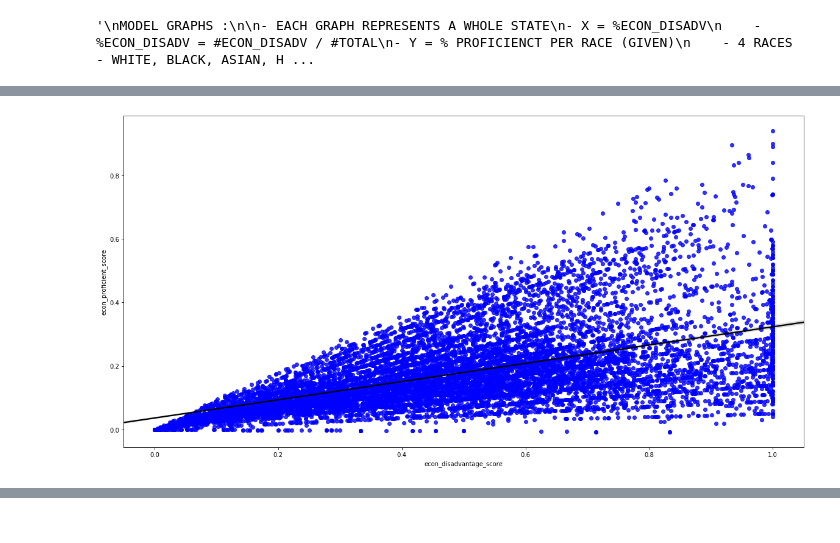
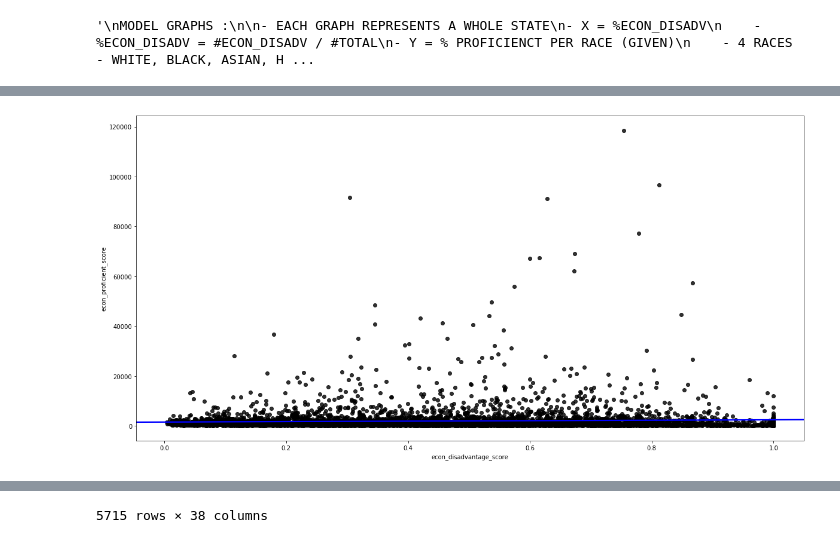
Before and after one commit to kannanfire/kannanfire.github.io, a Jupyter notebook: final_project.ipynb, the cells around one changed output, grey strips where cells are left out. Cells and saved outputs as stored; diff of their text form; code cells hidden in the pictures.

```diff
--- a/final_project.ipynb
+++ b/final_project.ipynb
@@ -216,8 +216,14 @@ def econf(r, a):
     else:
         return (r/a)
 
+def econg(r,a):
+    if r.any() == -1:
+        return -1
+    else:
+        return(r*(a/100))
+
 df3 = df3.assign(econ_disadvantage_score=lambda x: econf(r=x.econ_disadvantage_completed, a=x.all_completed))
-df3 = df3.assign(econ_proficient_score=lambda x: func(x.econ_disadvantage_completed, x.all_completed, x.econ_disadvantage_proficient))
+df3 = df3.assign(econ_proficient_score=lambda x: econg(x.all_completed, x.all_proficient))
 df3 = df3.assign(asian_score=lambda x: func(x.asian_completed, x.all_completed, x.asian_proficient))
 df3 = df3.assign(black_score=lambda x: func(rc=x.black_completed, ac=x.all_completed, rp=x.black_proficient))
 df3 = df3.assign(hispanic_score=lambda x: func(rc=x.hispanic_completed, ac=x.all_completed, rp=x.hispanic_proficient))
@@ -237,6 +243,12 @@ dftemp = dftemp[dftemp.asian_completed != -1]
 dftemp = dftemp[dftemp.black_completed != -1]
 dftemp = dftemp[dftemp.white_completed != -1]
 dftemp = dftemp[dftemp.hispanic_completed != -1]
+
+dftemp = dftemp[dftemp.econ_disadvantage_proficient != -1] # remove -1 for econ_disdvantage and asian_complete
+dftemp = dftemp[dftemp.asian_proficient != -1]
+dftemp = dftemp[dftemp.black_proficient != -1]
+dftemp = dftemp[dftemp.white_proficient != -1]
+dftemp = dftemp[dftemp.hispanic_proficient != -1]
 
 g = dftemp.groupby('state_name')
 
@@ -367,6 +379,7 @@ dfr
 # %%
 plt.figure(figsize=(20,10))
-sns.regplot(x=dfr.econ_disadvantage_score, y=dfr.econ_proficient_score, scatter_kws={"color": "blue"}, line_kws={"color": "black"})
+sns.regplot(x=dfr.econ_disadvantage_score, y=dfr.econ_proficient_score, scatter_kws={"color": "black"}, line_kws={"color": "blue"})
 plt.show()
+dfr.sort_values('econ_proficient_score')
 # %% [output]
-[figure, old version]
+[figure, new version]
@@ -372,0 +403 @@ plt.show()
+5715 rows × 38 columns
```
Also changed, not shown: parts of 4 cells of this notebook, 1 other file.
